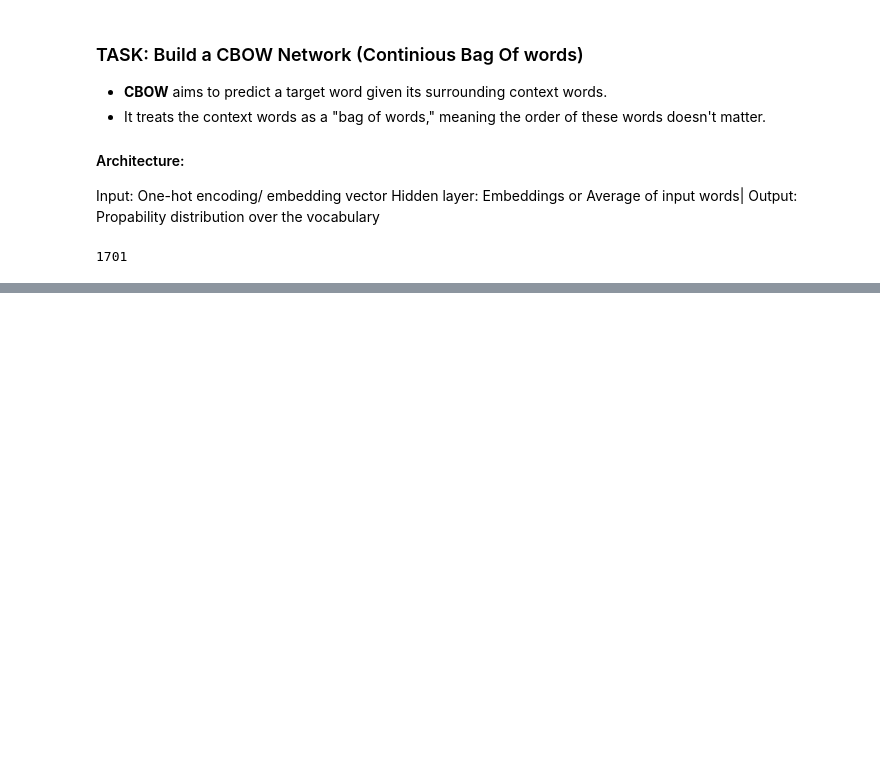
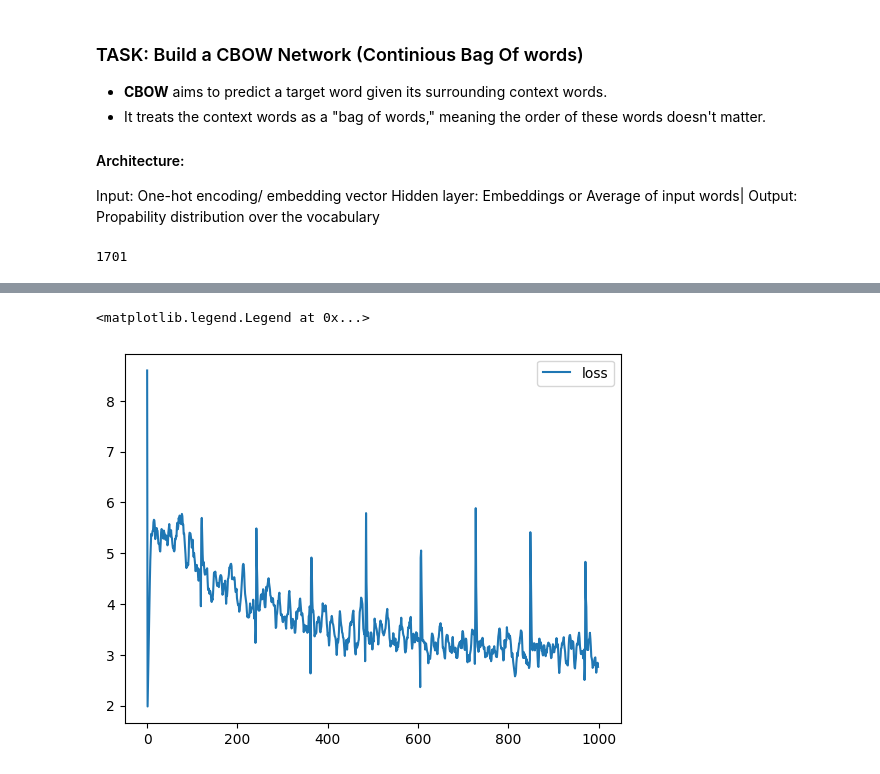
Before and after one commit to MitroulisDimitris/NLP, a Jupyter notebook: CBOW.ipynb, the cells around one changed output, grey strips where cells are left out. Drawn from its saved outputs; the diff is of its cells as text; code cells hidden in the pictures; blank space fills up the shorter version.

```diff
--- a/CBOW.ipynb
+++ b/CBOW.ipynb
@@ -79,0 +87,21 @@ model.summary()
+# %%
+import random
+random.seed(1)
+np.random.seed(1)
+tf.random.set_seed(1)
+
+
+context_size = 10
+embedding_dim = 50
+
+# input dimensions
+i = Input(shape=(context_size,))
+x = Embedding(vocab_size,embedding_dim)(i) # N x T x D
+# take mean of each embedding vector N x T x D -> N x D
+x = Lambda(lambda t: tf.reduce_mean(t,axis=1))(x)
+
+# output is vocab size since we need one output for each word
+x = Dense(vocab_size,use_bias=False)(x)
+
+model = Model(i,x)
+model.summary()
@@ -79,0 +154,6 @@ model.summary()
+# %%
+model.compile(
+    loss=tf.keras.losses.SparseCategoricalCrossentropy(from_logits=True),
+    optimizer='adam',
+    metrics=['accuracy']
+)
@@ -79,0 +164,8 @@ model.summary()
+# %%
+#takes some time
+batch_size =128
+r = model.fit(
+    data_generator(sequences,batch_size),
+    epochs = 1000,
+    steps_per_epoch=int(np.ceil(len(sequences)/batch_size))
+)
@@ -79,0 +190,7 @@ model.summary()
+# %%
+# Loss per iteration
+plt.plot(r.history['loss'],label='loss')
+plt.legend()
+# %% [output]
+<matplotlib.legend.Legend at 0x...>
+[figure, added]
```
Also changed, not shown: parts of 12 cells of this notebook, 3 other files.
